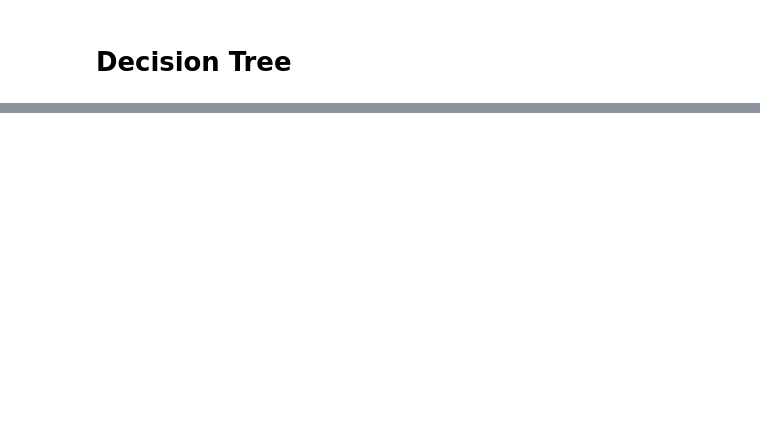
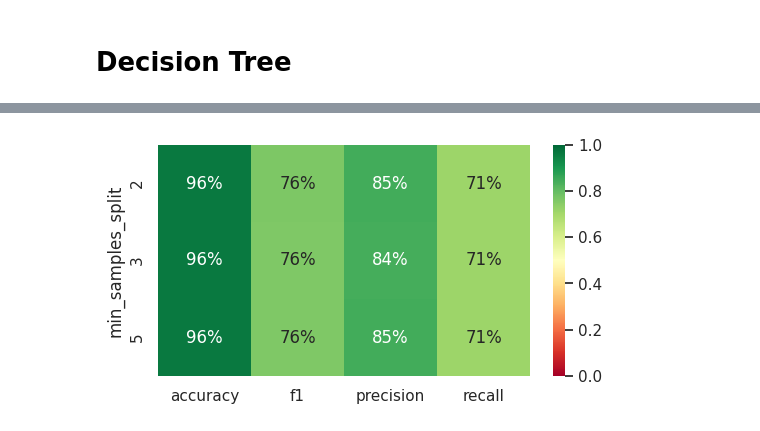
Before and after one commit to KamilMatejuk/Articles, a Jupyter notebook: Machine Learning/02. Decision Trees explained/main.ipynb, the cells around one changed output, grey strips where cells are left out. Saved outputs shown, nothing was run; the diff lists cells and outputs as text; code cells hidden in the pictures; blank space fills up the shorter version.

```diff
--- a/Machine Learning/02. Decision Trees explained/main.ipynb
+++ b/Machine Learning/02. Decision Trees explained/main.ipynb
@@ -30,0 +47,4 @@ Cleaning...
+# %%
+test(df, 'min_samples_split', [2, 3, 5], dict(criterion='entropy', max_depth=10))
+# %% [output]
+[figure, added]
```
Also changed, not shown: parts of 8 cells of this notebook, 1 other file.
